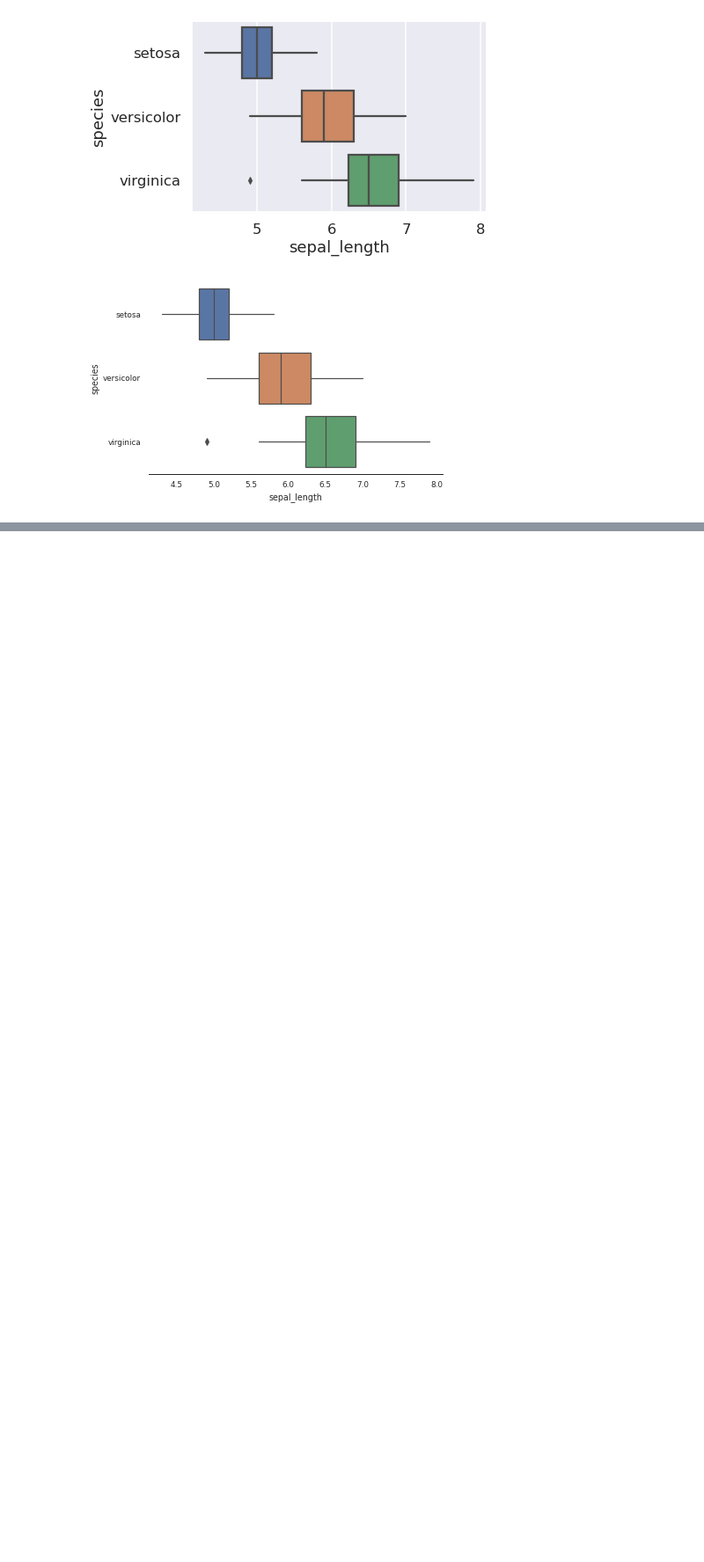
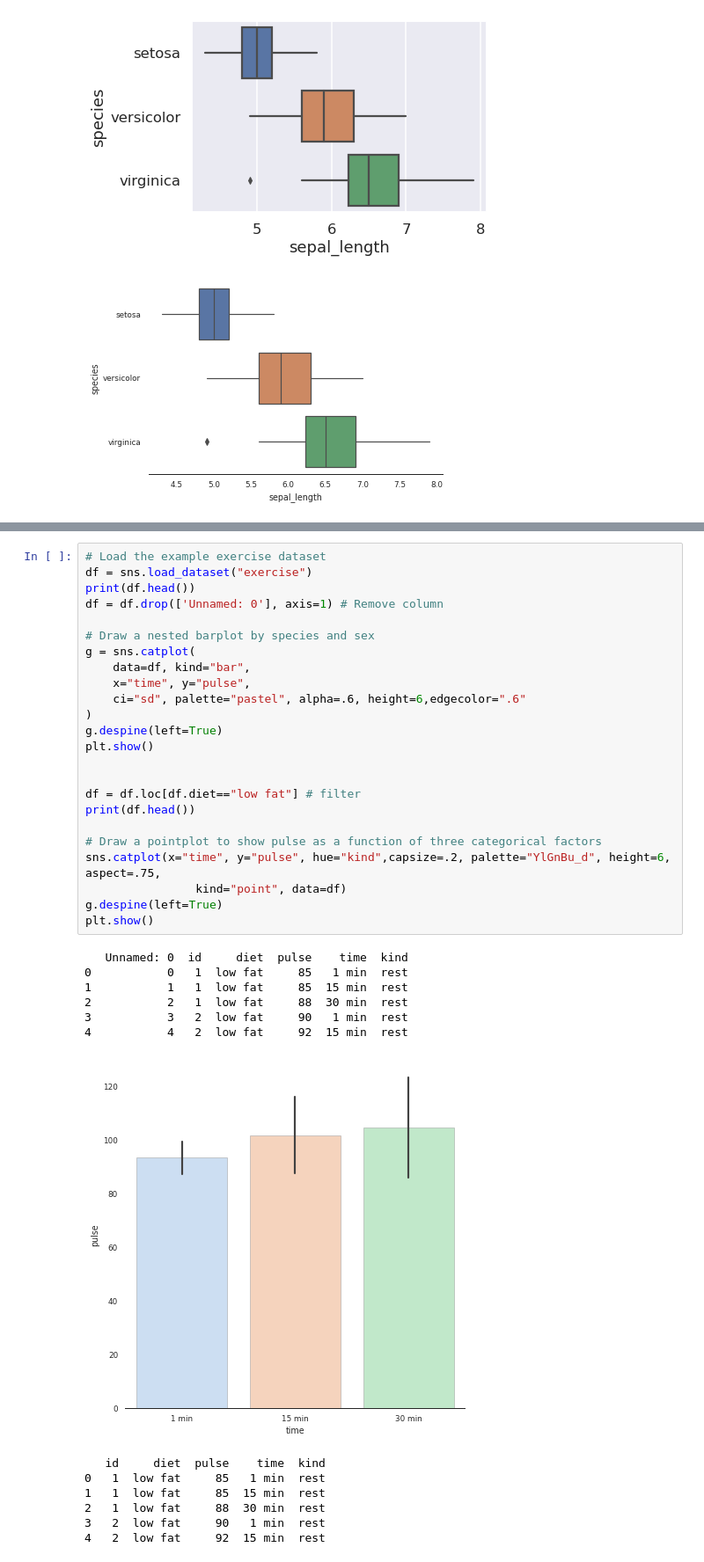
Before and after one commit to ZheFrench/Qbio, a Jupyter notebook: Module1.ipynb, the cells around one changed output, grey strips where cells are left out. Shown: that part at 88% size. Saved outputs shown, nothing was run; the diff lists cells and outputs as text; blank space fills up the shorter version.

```diff
--- a/Module1.ipynb
+++ b/Module1.ipynb
@@ -127,0 +155,38 @@ plt.show()
+# %%
+# Load the example exercise dataset
+df = sns.load_dataset("exercise")
+print(df.head())
+df = df.drop(['Unnamed: 0'], axis=1) # Remove column
+
+# Draw a nested barplot by species and sex
+g = sns.catplot(
+    data=df, kind="bar",
+    x="time", y="pulse",
+    ci="sd", palette="pastel", alpha=.6, height=6,edgecolor=".6"
+)
+g.despine(left=True)
+plt.show()
+
+
+df = df.loc[df.diet=="low fat"] # filter
+print(df.head())
+
+# Draw a pointplot to show pulse as a function of three categorical factors
+sns.catplot(x="time", y="pulse", hue="kind",capsize=.2, palette="YlGnBu_d", height=6, aspect=.75,
+                kind="point", data=df)
+g.despine(left=True)
+plt.show()
+# %% [output]
+   Unnamed: 0  id     diet  pulse    time  kind
+0           0   1  low fat     85   1 min  rest
+1           1   1  low fat     85  15 min  rest
+2           2   1  low fat     88  30 min  rest
+3           3   2  low fat     90   1 min  rest
+4           4   2  low fat     92  15 min  rest
+[figure, added]
+   id     diet  pulse    time  kind
+0   1  low fat     85   1 min  rest
+1   1  low fat     85  15 min  rest
+2   1  low fat     88  30 min  rest
+3   2  low fat     90   1 min  rest
+4   2  low fat     92  15 min  rest
```
Also changed, not shown: parts of 16 cells of this notebook, 15 other files.
